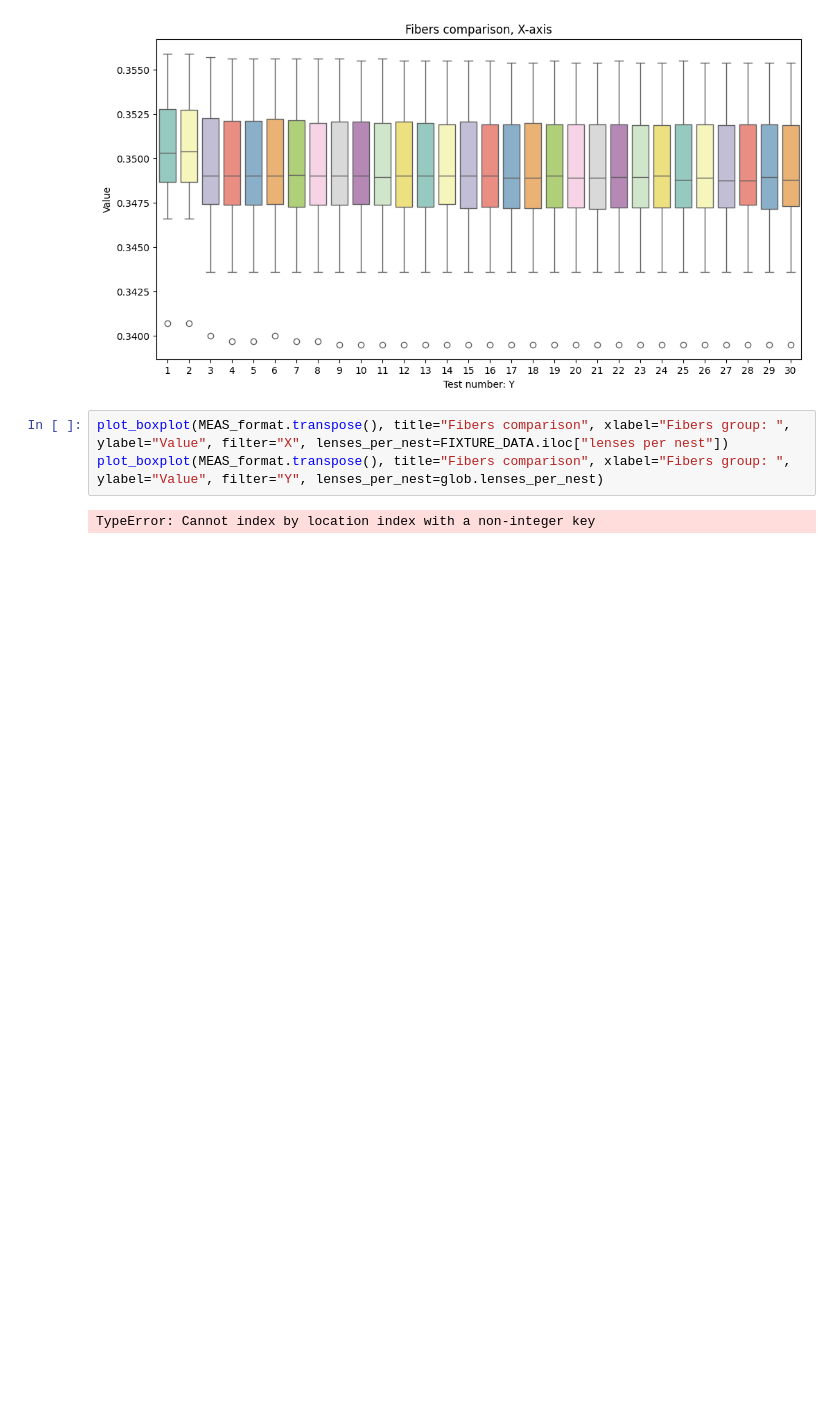
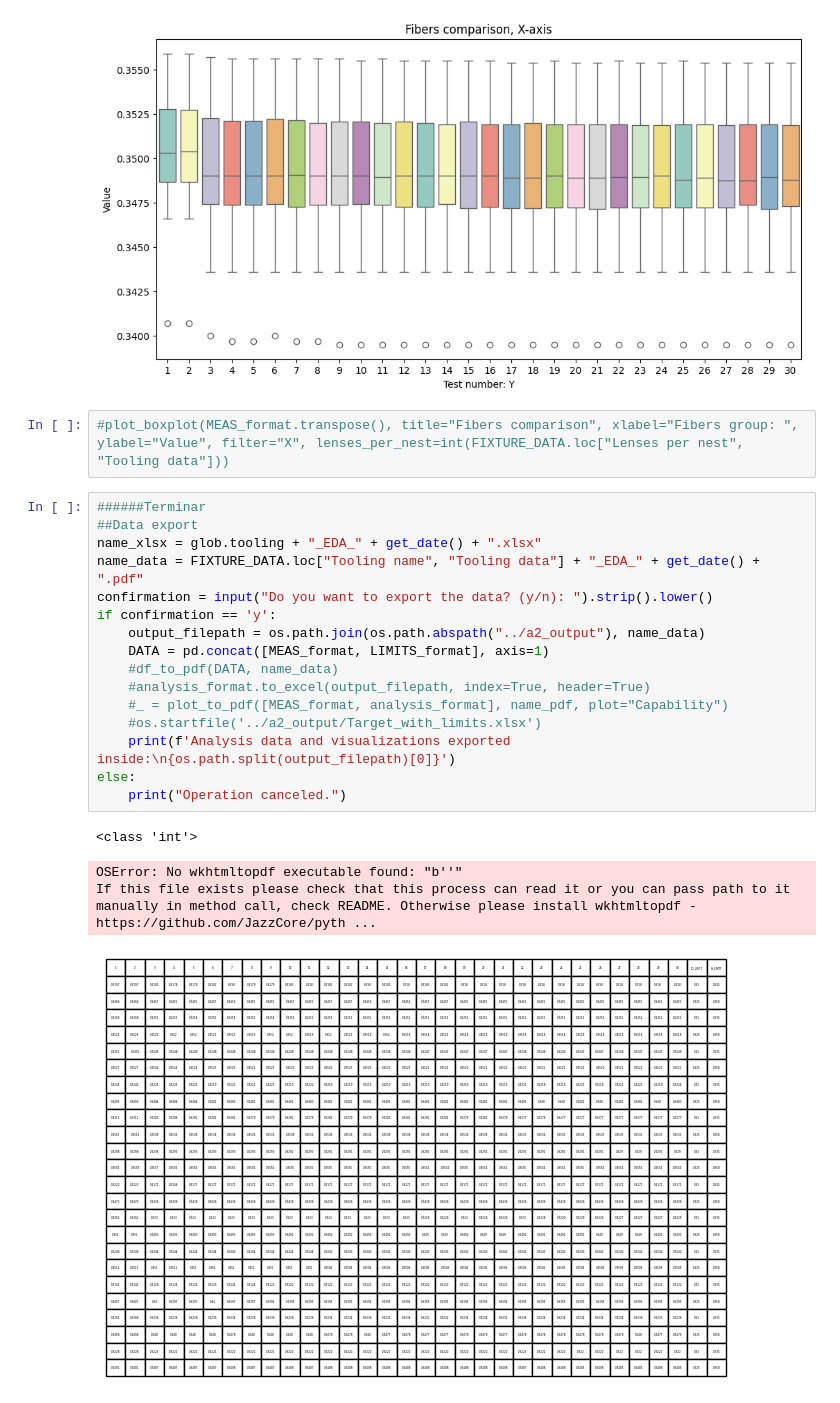
Before and after one commit to LucianoGP95/Python_Eiit_RyR, a Jupyter notebook: a2_Analyser/notebooks/a1_EDA.ipynb, the cells around one changed output. Cells and saved outputs as stored; diff of their text form; blank space fills up the shorter version.

```diff
--- a/a2_Analyser/notebooks/a1_EDA.ipynb
+++ b/a2_Analyser/notebooks/a1_EDA.ipynb
@@ -201,7 +220,25 @@ plot_boxplot(MEAS_format, title="Fibers comparison, X-axis", xlabel="Test number
 [figure]
 [figure]
 # %%
-plot_boxplot(MEAS_format.transpose(), title="Fibers comparison", xlabel="Fibers group: ", ylabel="Value", filter="X", lenses_per_nest=FIXTURE_DATA.iloc["lenses per nest"])
-plot_boxplot(MEAS_format.transpose(), title="Fibers comparison", xlabel="Fibers group: ", ylabel="Value", filter="Y", lenses_per_nest=glob.lenses_per_nest)
+#plot_boxplot(MEAS_format.transpose(), title="Fibers comparison", xlabel="Fibers group: ", ylabel="Value", filter="X", lenses_per_nest=int(FIXTURE_DATA.loc["Lenses per nest", "Tooling data"]))
-# %% [output]
-TypeError: Cannot index by location index with a non-integer key
+# %%
+######Terminar
+##Data export
+name_xlsx = glob.tooling + "_EDA_" + get_date() + ".xlsx"
+name_data = FIXTURE_DATA.loc["Tooling name", "Tooling data"] + "_EDA_" + get_date() + ".pdf"
+confirmation = input("Do you want to export the data? (y/n): ").strip().lower()
+if confirmation == 'y':
+    output_filepath = os.path.join(os.path.abspath("../a2_output"), name_data)
+    DATA = pd.concat([MEAS_format, LIMITS_format], axis=1)
+    #df_to_pdf(DATA, name_data)
+    #analysis_format.to_excel(output_filepath, index=True, header=True)
+    #_ = plot_to_pdf([MEAS_format, analysis_format], name_pdf, plot="Capability")
+    #os.startfile('../a2_output/Target_with_limits.xlsx')
+    print(f'Analysis data and visualizations exported inside:\n{os.path.split(output_filepath)[0]}')
+else:
+    print("Operation canceled.")
+# %% [output]
+<class 'int'>
+OSError: No wkhtmltopdf executable found: "b''"
+If this file exists please check that this process can read it or you can pass path to it manually in method call, check README. Otherwise please install wkhtmltopdf - https://github.com/JazzCore/pyth ...
+[figure, added]
```
Also changed, not shown: parts of 10 cells of this notebook, 6 other files.
